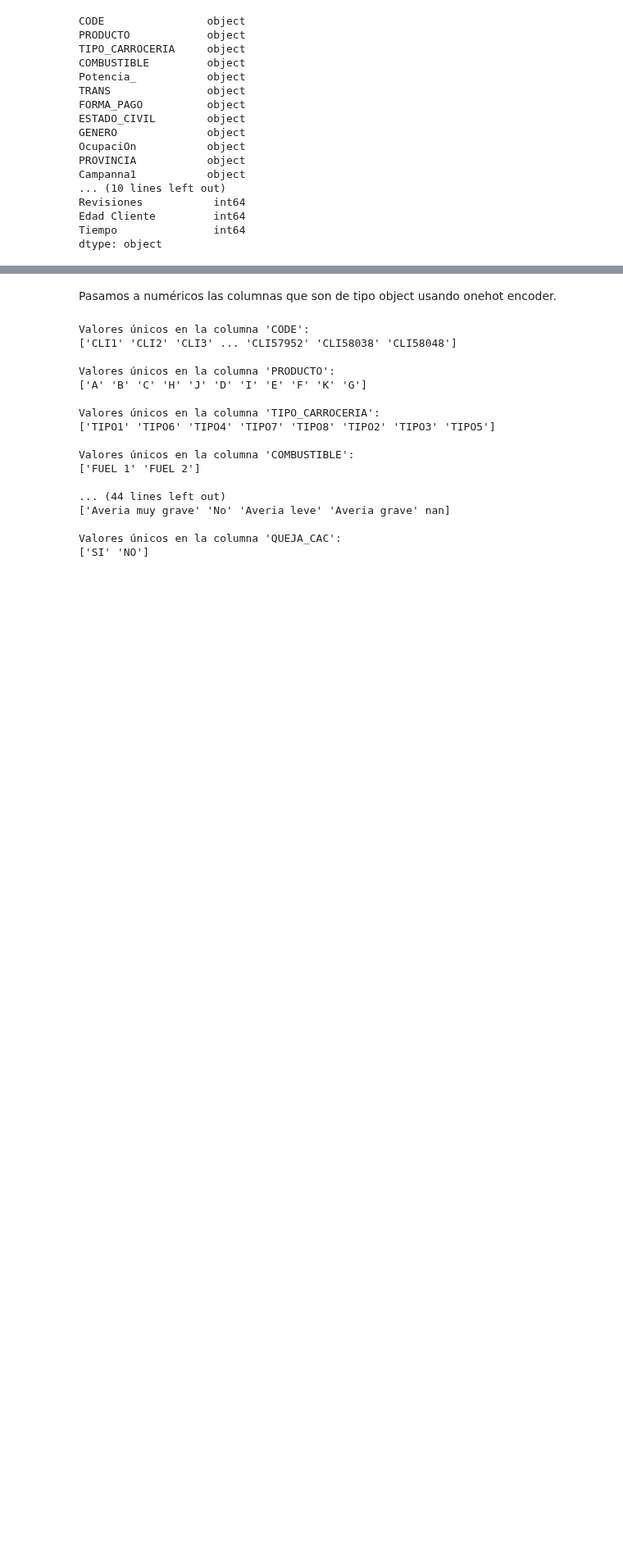
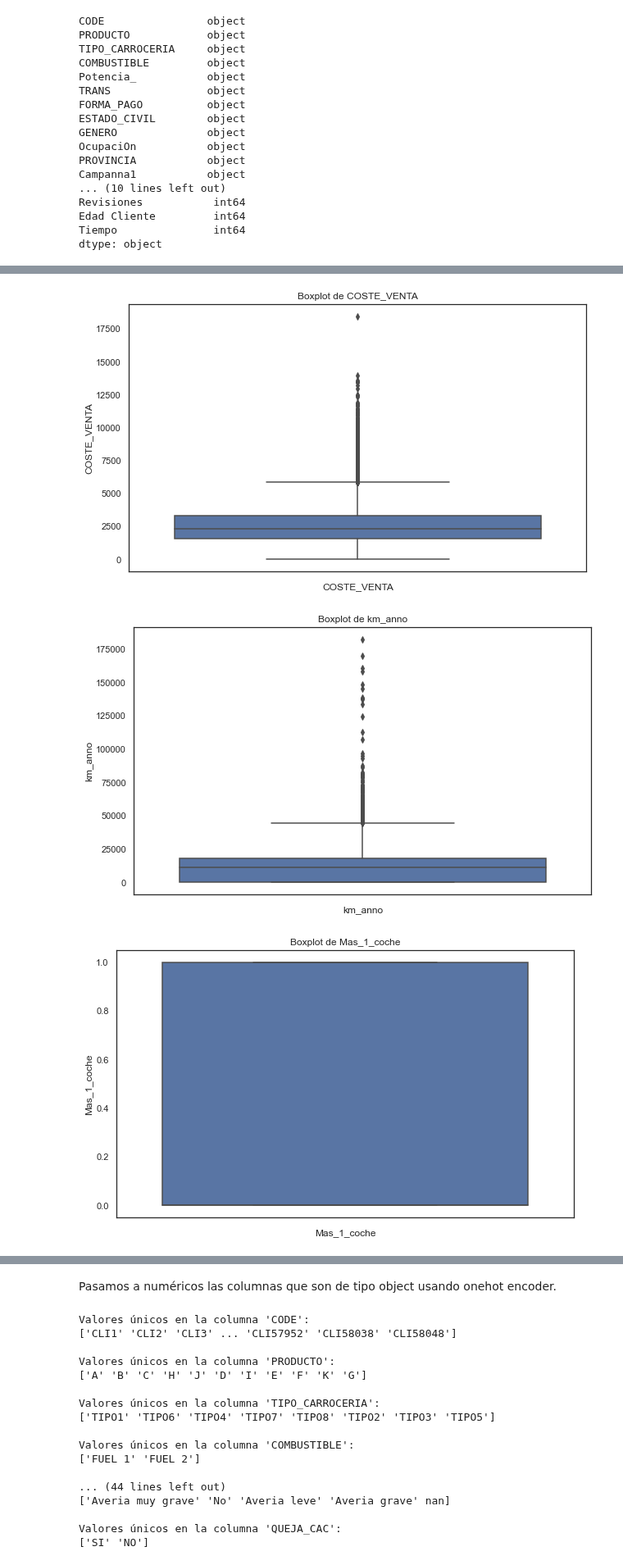
Before and after one commit to lauralardies/caso_practico_1, a Jupyter notebook: Caso Práctico/analisis/limpieza.ipynb, the cells around one changed output, grey strips where cells are left out. Shown at 82% size. Saved outputs shown, nothing was run; the diff lists cells and outputs as text; code cells hidden in the pictures; blank space fills up the shorter version.

```diff
--- a/Caso Práctico/analisis/limpieza.ipynb
+++ b/Caso Práctico/analisis/limpieza.ipynb
@@ -78,0 +135,18 @@ dtype: object
+# %%
+# Eliminamos las columnas 'EDAD_COCHE' y 'Tiempo' del DataFrame.
+car_data = car_data.drop(['EDAD_COCHE', 'Tiempo'], axis=1)
+
+# También eliminamos las columnas 'EDAD_COCHE' y 'Tiempo' de la lista de variables numéricas.
+numeric = numeric.drop(['EDAD_COCHE', 'Tiempo'], axis=1)
+# %%
+# Crear un boxplot individual para cada columna numérica.
+for column in numeric.columns:
+    plt.figure(figsize=(10, 6))
+    sns.boxplot(y=numeric[column])
+    plt.title(f"Boxplot de {column}")
+    plt.xlabel(column)
+    plt.show()
+# %% [output]
+[figure, added]
+[figure, added]
+[figure, added]
```
Also changed, not shown: parts of 15 cells of this notebook, 1 other file.
